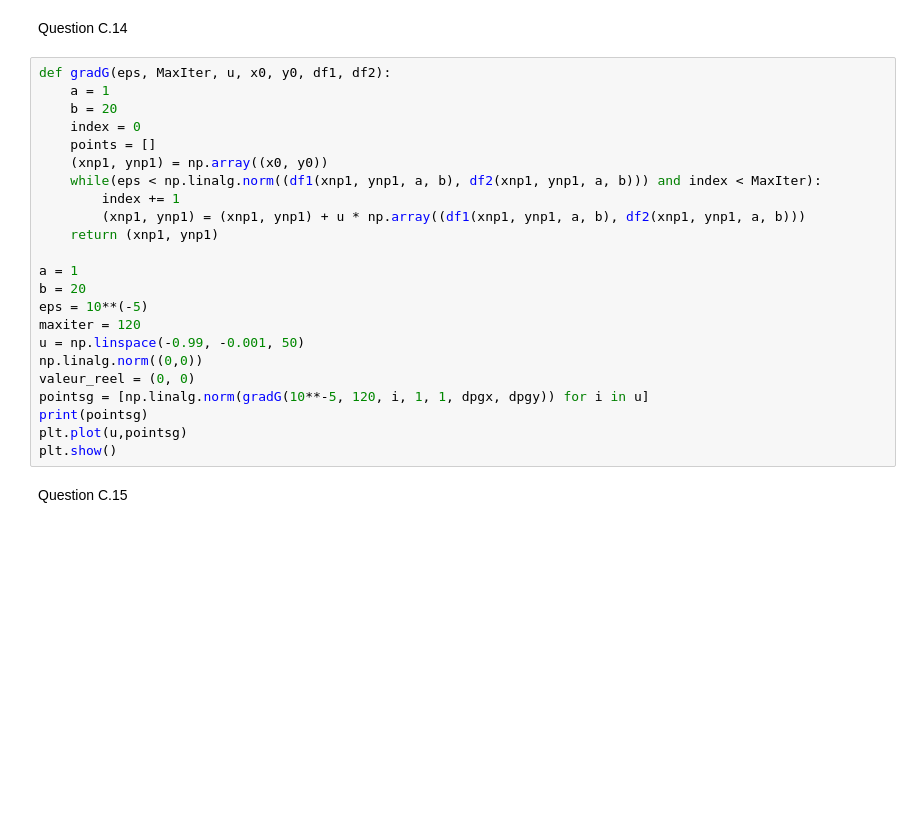
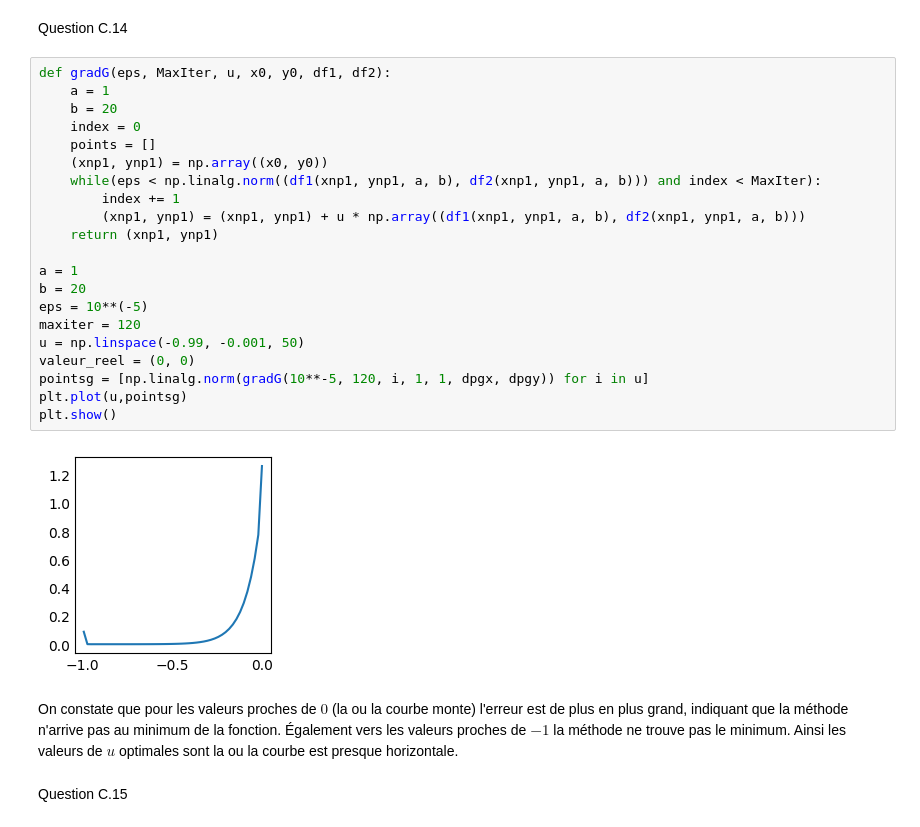
Before and after one commit to SyncAdam/projectAnum, a Jupyter notebook: project.ipynb, the cells around one changed output. Saved outputs shown, nothing was run; the diff lists cells and outputs as text; blank space fills up the shorter version.

```diff
--- a/project.ipynb
+++ b/project.ipynb
@@ -298,26 +344,28 @@ Question C.14
 # %%
 def gradG(eps, MaxIter, u, x0, y0, df1, df2):
     a = 1
     b = 20
     index = 0
     points = []
     (xnp1, ynp1) = np.array((x0, y0))
     while(eps < np.linalg.norm((df1(xnp1, ynp1, a, b), df2(xnp1, ynp1, a, b))) and index < MaxIter):
         index += 1
         (xnp1, ynp1) = (xnp1, ynp1) + u * np.array((df1(xnp1, ynp1, a, b), df2(xnp1, ynp1, a, b)))
     return (xnp1, ynp1)
 
 a = 1
 b = 20
 eps = 10**(-5)
 maxiter = 120
 u = np.linspace(-0.99, -0.001, 50)
-np.linalg.norm((0,0))
 valeur_reel = (0, 0)
 pointsg = [np.linalg.norm(gradG(10**-5, 120, i, 1, 1, dpgx, dpgy)) for i in u]
-print(pointsg)
 plt.plot(u,pointsg)
 plt.show()
+# %% [output]
+[figure, added]
+# %% [markdown]
+On constate que pour les valeurs proches de $0$ (la ou la courbe monte) l'erreur est de plus en plus grand, indiquant que la méthode n'arrive pas au minimum de la fonction. Également vers les valeurs proches de $-1$ la méthode ne trouve pas le minimum. Ainsi les valeurs de $u$ optimales sont la ou la courbe est presque horizontale.
 # %% [markdown]
 Question C.15
 # %%
```
Also changed, not shown: parts of 38 cells of this notebook, 2 other files.
